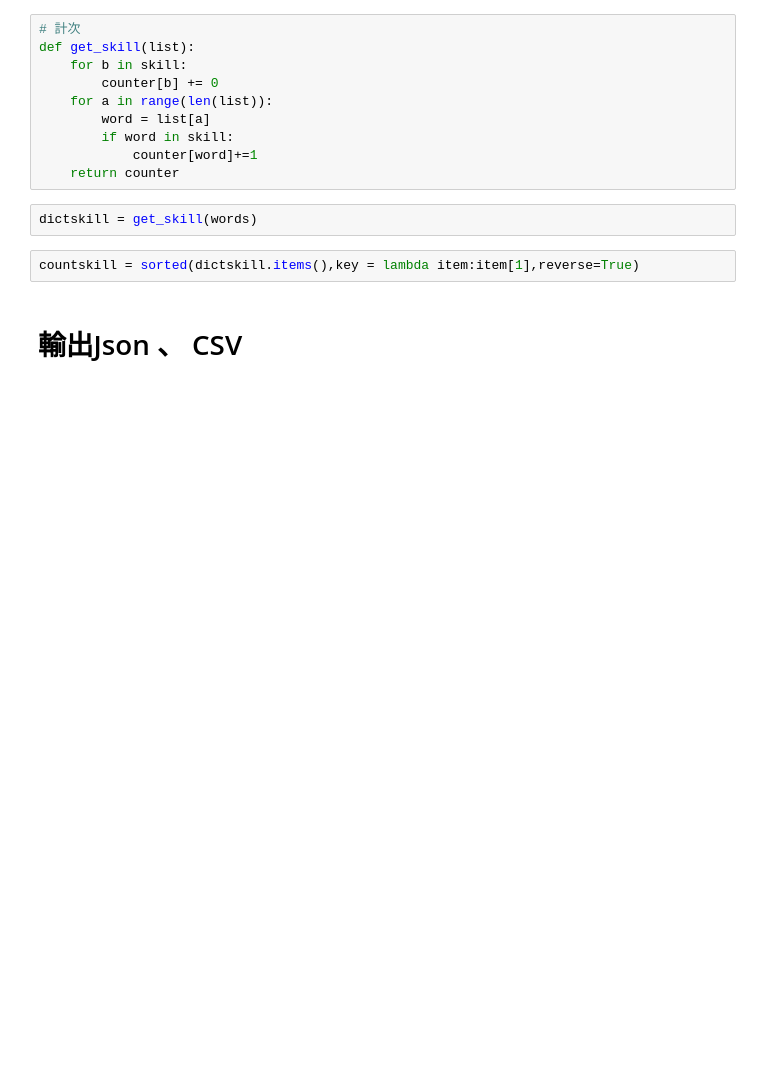
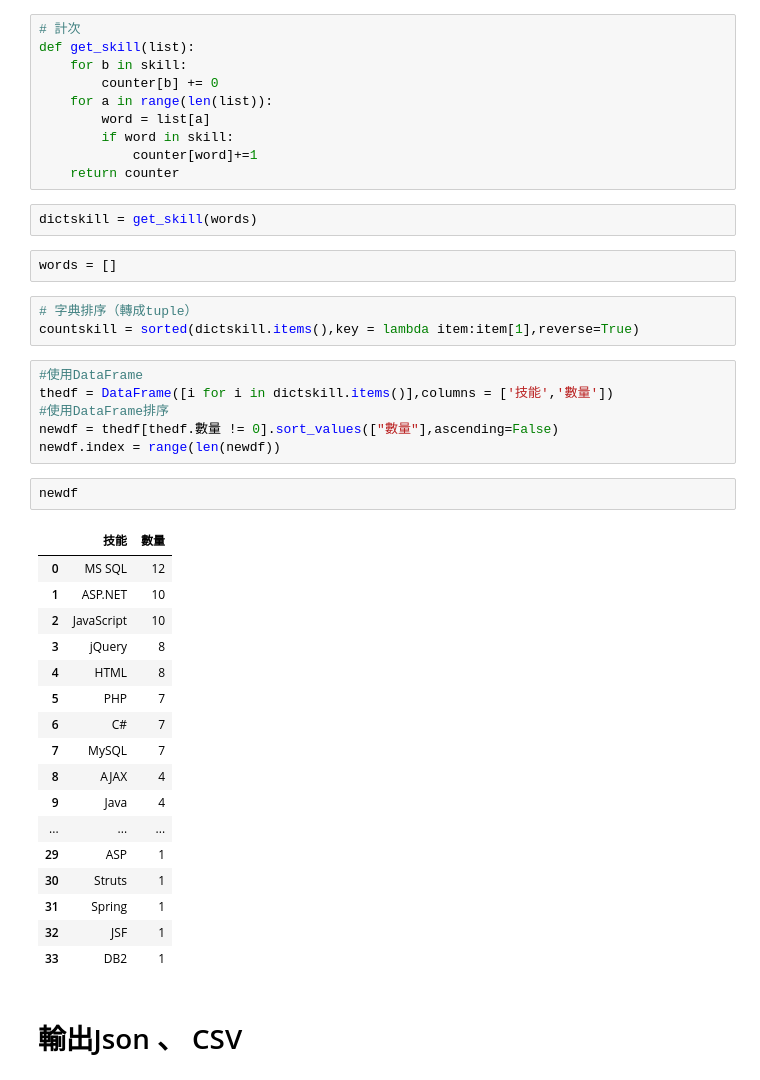
Before and after one commit to karevin07/ETL_hw, a Jupyter notebook: ETL_104.ipynb, the cells around one changed output. Drawn from its saved outputs; the diff is of its cells as text; blank space fills up the shorter version.

```diff
--- a/ETL_104.ipynb
+++ b/ETL_104.ipynb
@@ -156,8 +150,37 @@ def get_skill(list):
     return counter
 # %%
 dictskill = get_skill(words)
+# %%
+words = []
 # %%
+# 字典排序（轉成tuple）
 countskill = sorted(dictskill.items(),key = lambda item:item[1],reverse=True)
+# %%
+#使用DataFrame
+thedf = DataFrame([i for i in dictskill.items()],columns = ['技能','數量'])
+#使用DataFrame排序
+newdf = thedf[thedf.數量 != 0].sort_values(["數量"],ascending=False)
+newdf.index = range(len(newdf))
+# %%
+newdf
+# %% [output]
+|  | 技能 | 數量 |
+| 0 | MS SQL | 12 |
+| 1 | ASP.NET | 10 |
+| 2 | JavaScript | 10 |
+| 3 | jQuery | 8 |
+| 4 | HTML | 8 |
+| 5 | PHP | 7 |
+| 6 | C# | 7 |
+| 7 | MySQL | 7 |
+| 8 | AJAX | 4 |
+| 9 | Java | 4 |
+| ... | ... | ... |
+| 29 | ASP | 1 |
+| 30 | Struts | 1 |
+| 31 | Spring | 1 |
+| 32 | JSF | 1 |
+| 33 | DB2 | 1 |
 # %% [markdown]
 # 輸出Json 、 CSV
 # %%
```
Also changed, not shown: parts of 13 cells of this notebook, 10 other files.
